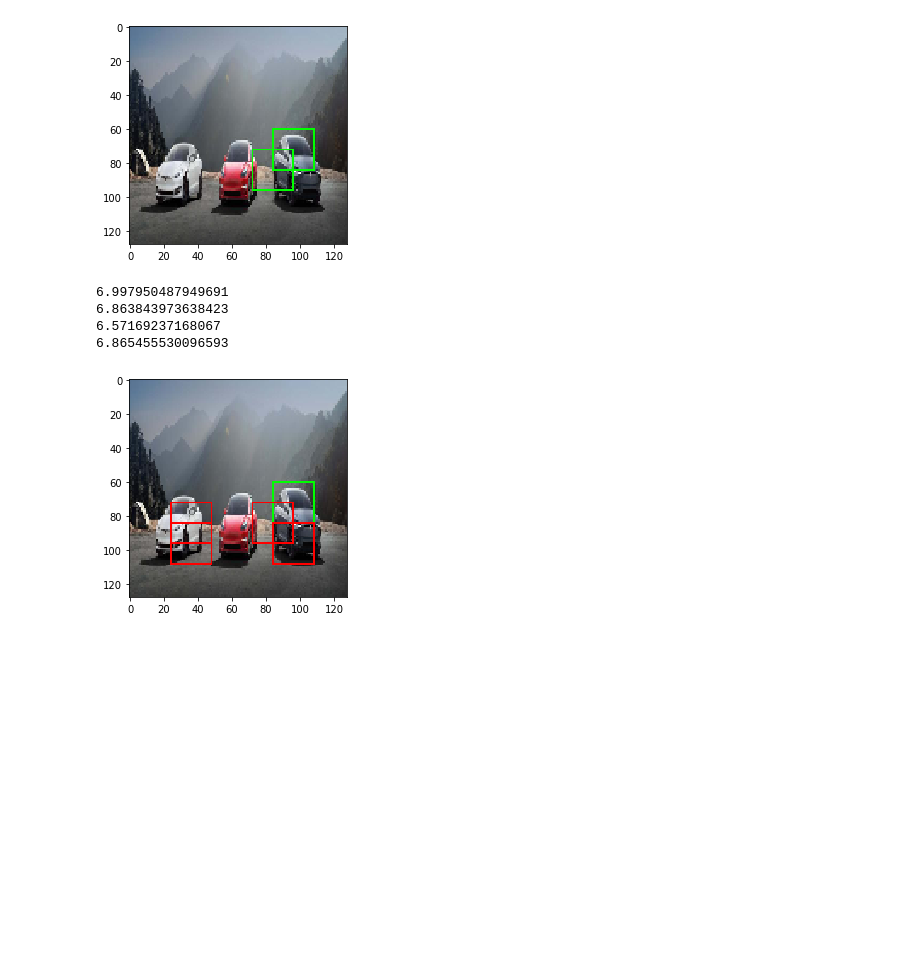
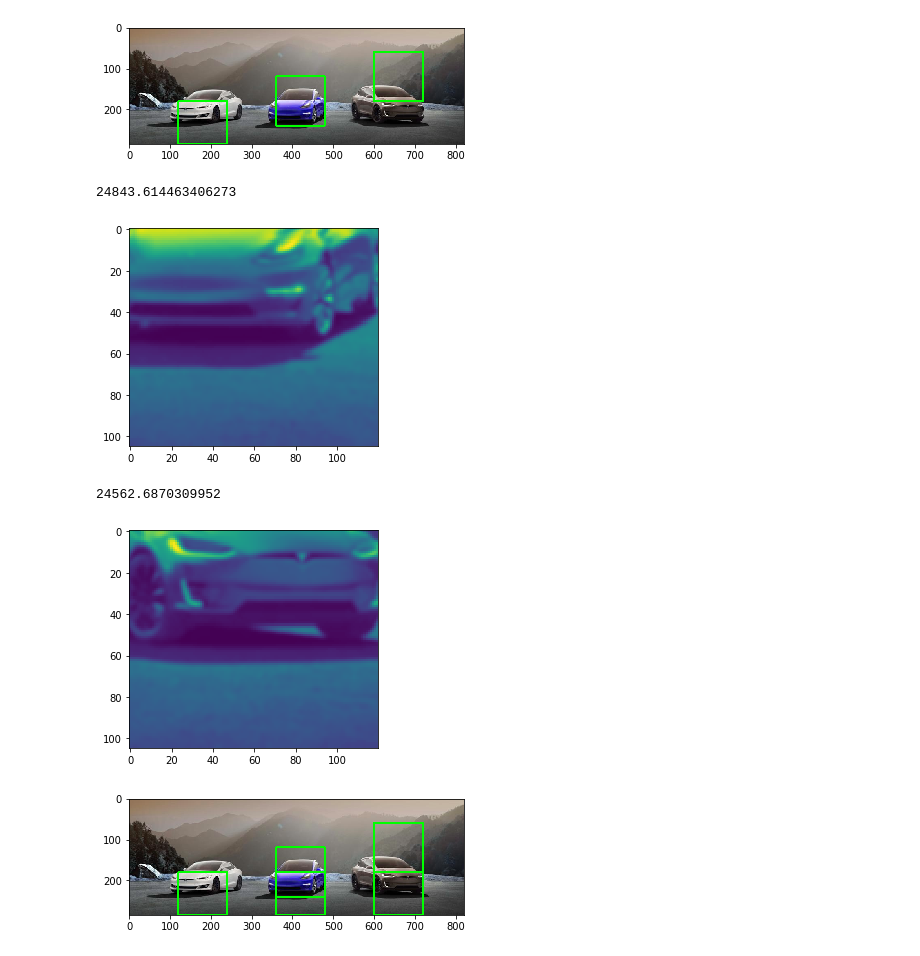
Before and after one commit to alextorabi/ECSE415, a Jupyter notebook: Assignment_2/A2.3.ipynb, the cells around one changed output. Saved outputs shown, nothing was run; the diff lists cells and outputs as text; code cells hidden in the pictures; blank space fills up the shorter version.

```diff
--- a/Assignment_2/A2.3.ipynb
+++ b/Assignment_2/A2.3.ipynb
@@ -31,7 +29,7 @@ def sliding_window(image):
 # be used during testing.)
 def HoG_features(images):
 
-    cell_size = (8, 8)  # h x w in pixels
+    cell_size = (4, 4)  # h x w in pixels
     block_size = (2, 2)  # h x w in cells
     nbins = 9  # number of orientation bins
 
@@ -41,6 +39,8 @@ def HoG_features(images):
         # winSize is the size of the image cropped to multiple of the cell size
         # all arguments should be given in terms of number of pixels
         image = cv2.cvtColor(image, cv2.COLOR_BGR2GRAY)
+        # Need to denoise the image
+        image = cv2.GaussianBlur(image, (5,5), 0)
         hog = cv2.HOGDescriptor(_winSize=(image.shape[1] // cell_size[1] * cell_size[1],
                                           image.shape[0] // cell_size[0] * cell_size[0]),
                                 _blockSize=(block_size[1] * cell_size[1],
@@ -59,11 +59,7 @@ def HoG_features(images):
                                 n_cells[0] - block_size[0] + 1,
                                 block_size[1], block_size[0], nbins) \
                        .transpose((1, 0, 3, 2, 4))  # index blocks by rows first
-
-          # Average gradients
-#         gradients /= cell_count
         hog_feats.append(hog_feat)
-#         hog_feats.append(gradients)
     return hog_feats
 # %%
 # (Suggestion: Make a function which takes list of images as arguments
@@ -71,7 +67,7 @@ def HoG_features(images):
 # be used during testing.)
 def hog_features_back_dict(images):
 
-    cell_size = (8, 8)  # h x w in pixels
+    cell_size = (4, 4)  # h x w in pixels
     block_size = (2, 2)  # h x w in cells
     nbins = 9  # number of orientation bins
 
@@ -101,10 +97,7 @@ def hog_features_back_dict(images):
                                 block_size[1], block_size[0], nbins) \
                        .transpose((1, 0, 3, 2, 4))  # index blocks by rows first
 
-          # Average gradients
-#         gradients /= cell_count
         hog_feats_dict[index] = hog_feat
-#         hog_feats.append(gradients)
     return hog_feats_dict
 # %%
 # 1. Resize the training images to 128 x 128.
@@ -201,38 +200,38 @@ for index in test_features_dict.keys():
 # %%
 # plt.imshow(image)
 # plt.show()
 plt.imshow(img_disp)
 plt.show()
 car_train_flip = []
 for image in car_train:
     img = cv2.flip(image,1) #flip horizontal
     car_train_flip.append(img)
-#     plt.imshow(img)
-#     plt.title("car train"), plt.xticks([]), plt.yticks([])
-#     plt.show()
+
 train_features_flip = HoG_features(car_train_flip)
 mean_feature_flip = sum(train_features_flip)/len(train_features_flip)
-# for image in car_train_flip:
-#     plt.imshow(image)
-#     plt.title("car train"), plt.xticks([]), plt.yticks([])
-#     plt.show()
+
 for index in test_features_dict.keys():
-    eucl_dist = cv2.norm(mean_feature_flip - test_features_dict[index])
-    if eucl_dist < 7:
+    eucl_dist = cv2.norm(mean_feature_flip - test_features_dict[index])*1000
+    if 24500 < eucl_dist and eucl_dist < 25000:
         print(eucl_dist)
         window = windows_dict[index]
         x = window[0]
         y = window[1]
-        winW = window[3][0]
-        winH = window[3][1]
-        cv2.rectangle(img_disp, (x, y),
-                      (x + winW.shape[0], y + winH.shape[0]), (255,0,0), 1)
-plt.imshow(img_disp,'brg')
+        winW = window[3].shape[1]
+        winH = window[3].shape[0]
+        plt.imshow(window[3])
+        plt.show()
+#         print('winW : {}, winH: {}'.format(winW,winH))
+        if winW > 100 and winH > 100:
+            cv2.rectangle(img_disp, (x, y),
+                        (x + winW, y + winH), (0,255,0), 3)
+#         print('x = {}, y = {}, winW = {}, winH = {}'.format(x,y,winW,winH))
+plt.imshow(img_disp)
 plt.show()
 # %% [output]
-[figure, old version]
+[figure, new version]
-6.997950487949691
-6.863843973638423
-6.57169237168067
-6.865455530096593
+24843.614463406273
-[figure, old version]
+[figure, new version]
+24562.6870309952
+[figure, added]
+[figure, added]
```
Also changed, not shown: parts of 3 cells of this notebook, 2 other files.
